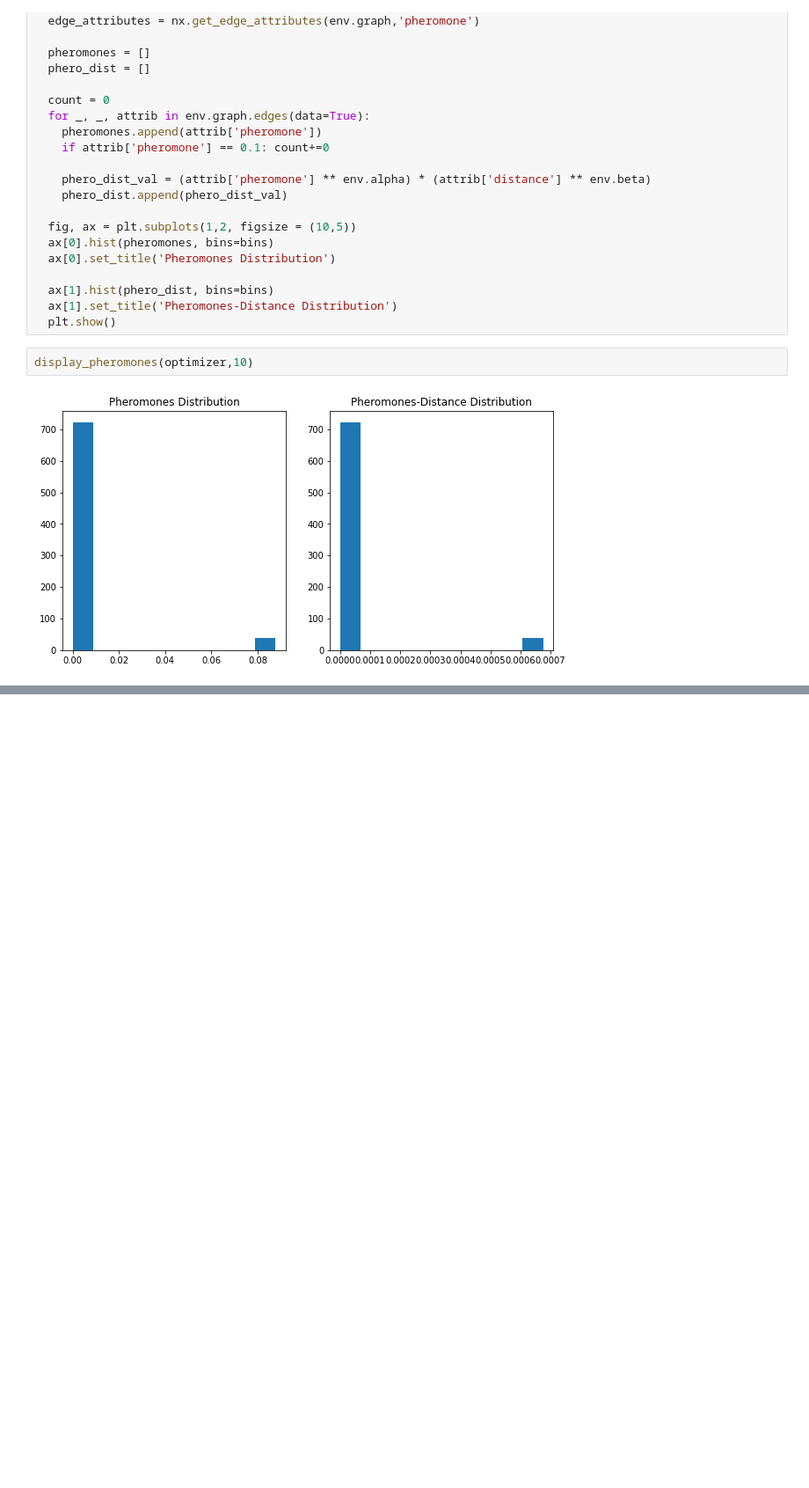
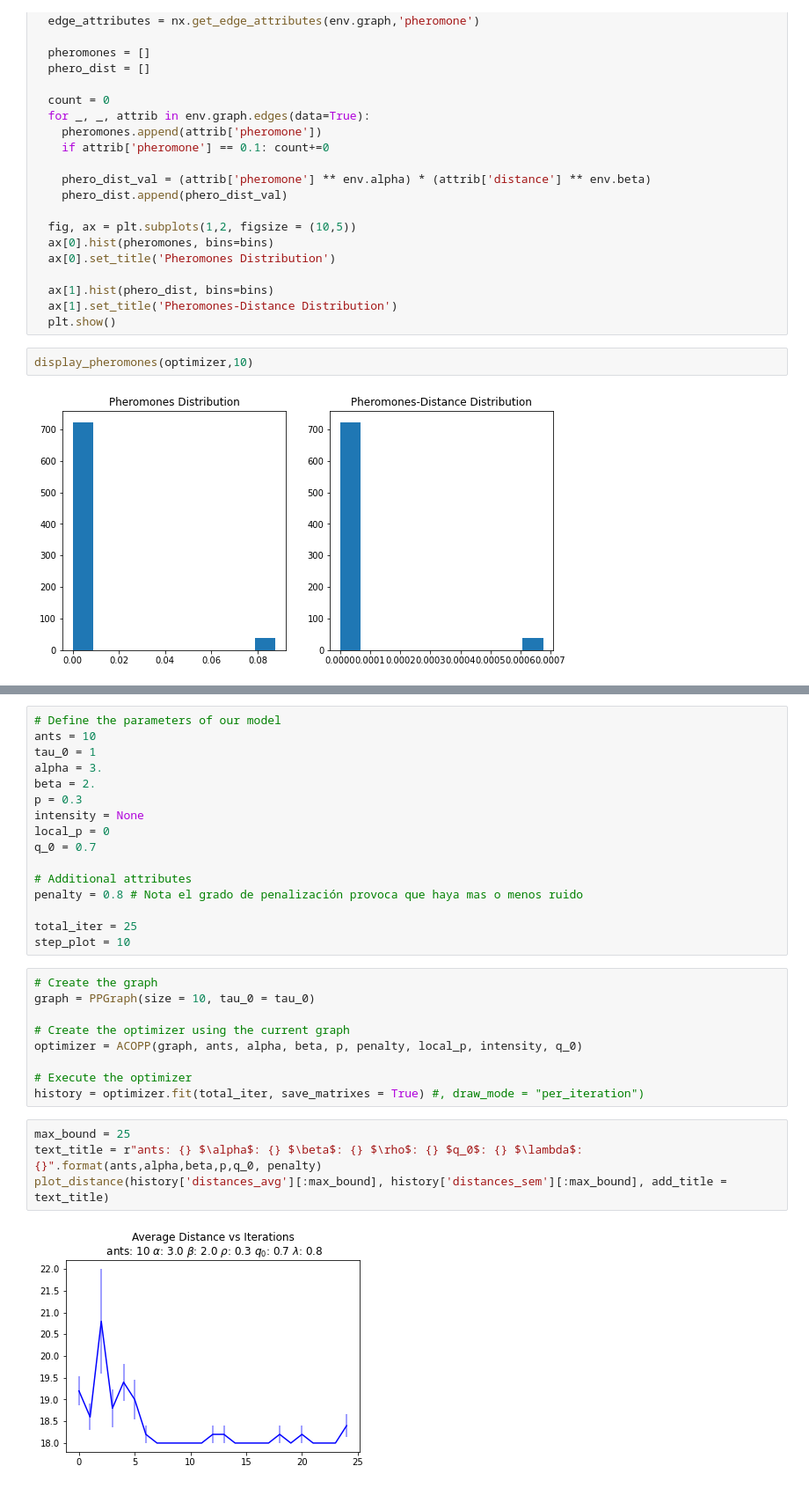
Before and after one commit to ZosoV/ACO_Random_Walk, a Jupyter notebook: notebooks/aco_pp.ipynb, the cells around one changed output, grey strips where cells are left out. Shown at 88% size. Drawn from its saved outputs; the diff is of its cells as text; blank space fills up the shorter version.

```diff
--- a/notebooks/aco_pp.ipynb
+++ b/notebooks/aco_pp.ipynb
@@ -1209,0 +894,31 @@ plot_many_distances(histories[-4:], constant_params, "q_0", q_0_list[-4:])
+# %%
+# Define the parameters of our model
+ants = 10
+tau_0 = 1
+alpha = 3.
+beta = 2.
+p = 0.3
+intensity = None
+local_p = 0
+q_0 = 0.7
+
+# Additional attributes
+penalty = 0.8 # Nota el grado de penalización provoca que haya mas o menos ruido
+
+total_iter = 25
+step_plot = 10
+# %%
+# Create the graph
+graph = PPGraph(size = 10, tau_0 = tau_0)
+
+# Create the optimizer using the current graph
+optimizer = ACOPP(graph, ants, alpha, beta, p, penalty, local_p, intensity, q_0)
+
+# Execute the optimizer
+history = optimizer.fit(total_iter, save_matrixes = True) #, draw_mode = "per_iteration")
+# %%
+max_bound = 25
+text_title = r"ants: {} $\alpha$: {} $\beta$: {} $\rho$: {} $q_0$: {} $\lambda$: {}".format(ants,alpha,beta,p,q_0, penalty)
+plot_distance(history['distances_avg'][:max_bound], history['distances_sem'][:max_bound], add_title = text_title)
+# %% [output]
+[figure, added]
```
Also changed, not shown: parts of 67 cells of this notebook, 17 other files.
